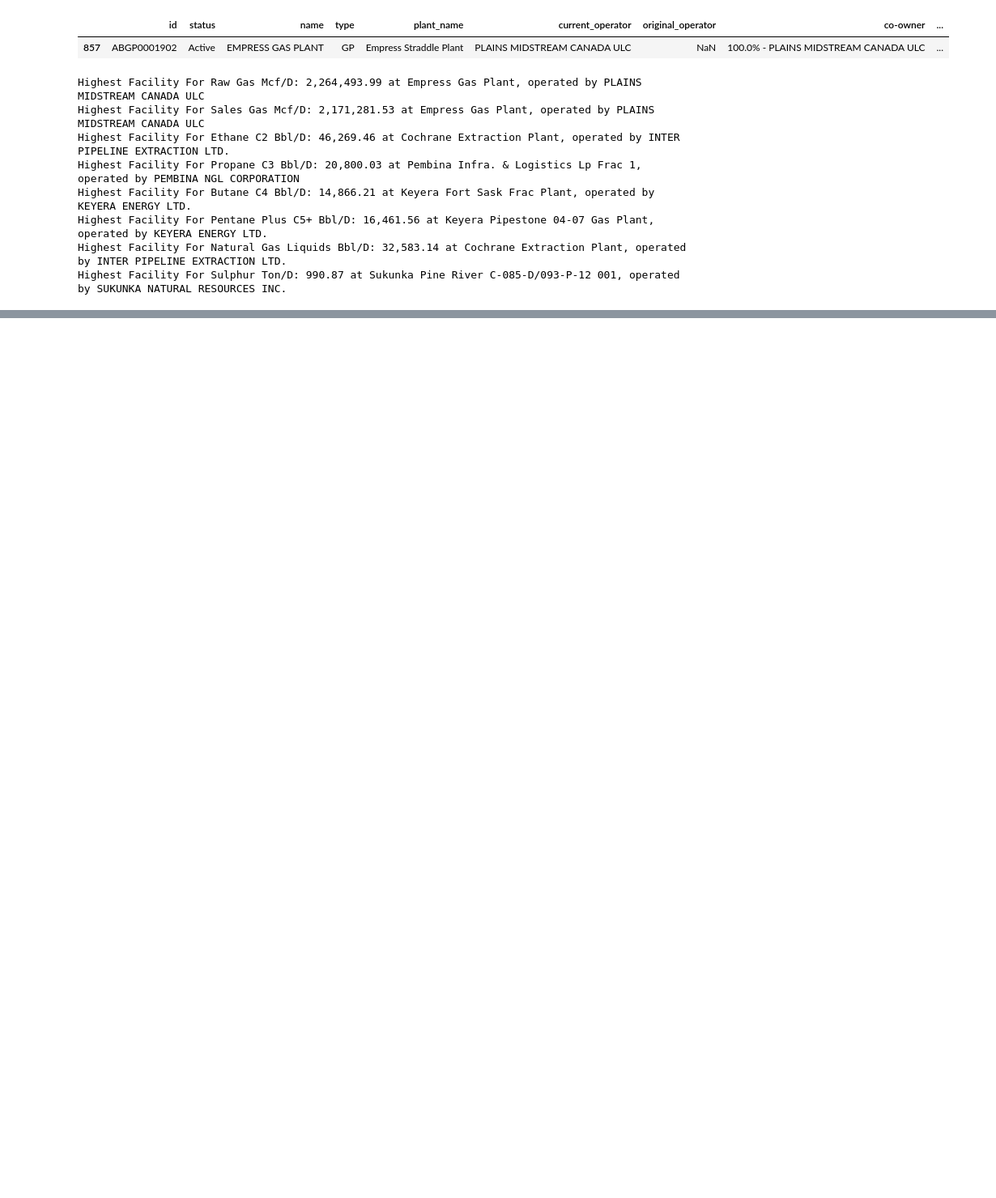
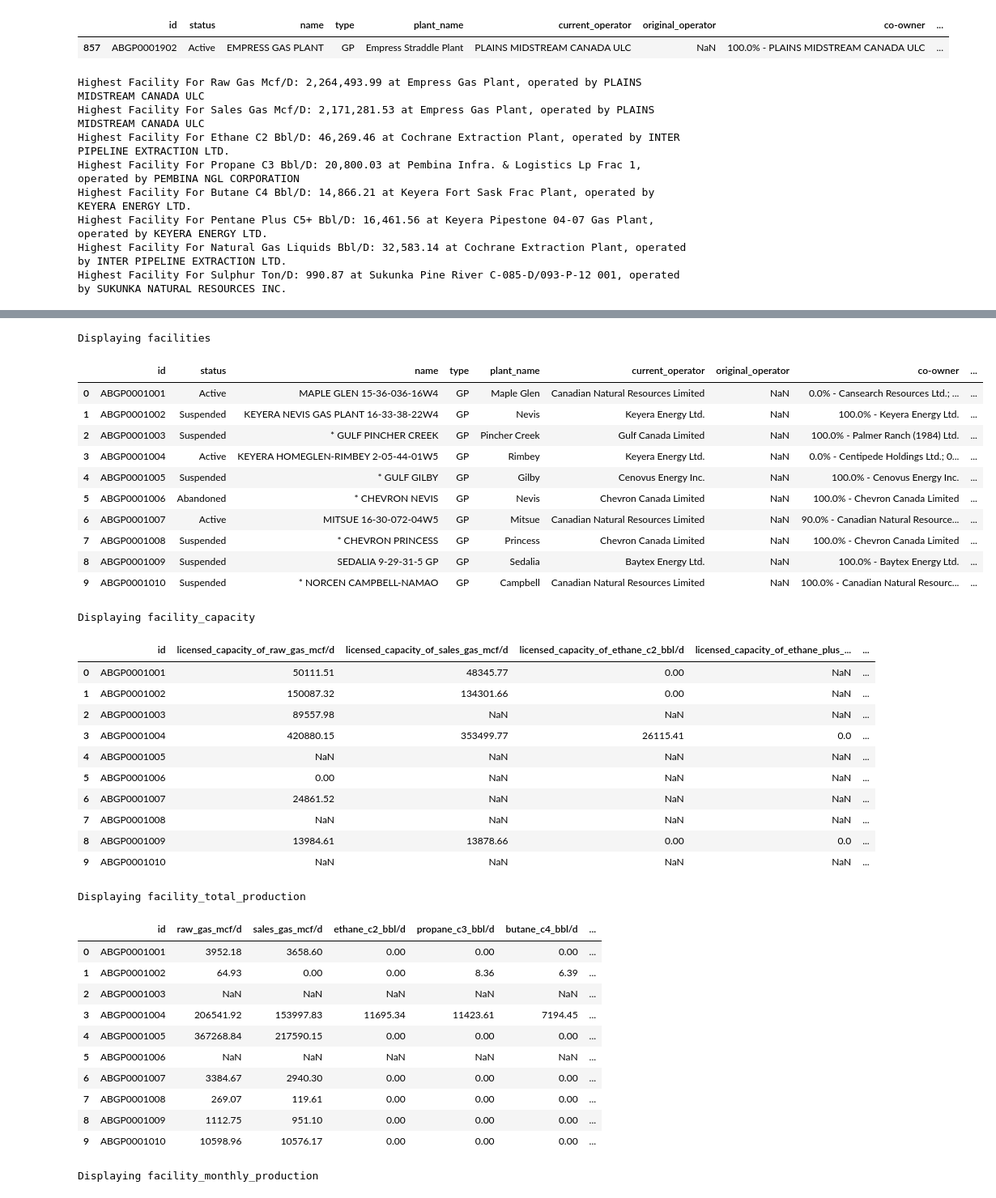
Before and after one commit to gustavo-bravo11/HTC_Hackathon_Team6, a Jupyter notebook: initial_exploration/first_look.ipynb, the cells around one changed output, grey strips where cells are left out. Shown at 81% size. Drawn from its saved outputs; the diff is of its cells as text; code cells hidden in the pictures; blank space fills up the shorter version.

```diff
--- a/initial_exploration/first_look.ipynb
+++ b/initial_exploration/first_look.ipynb
@@ -316,0 +435,43 @@ Highest Facility For Sulphur Ton/D: 990.87 at Sukunka Pine River C-085-D/093-P-1
+# %%
+# Peep into each tables
+for name, df in data_dict.items():
+    print("Displaying", name)
+    display(df.head(10))
+# %% [output]
+Displaying facilities
+|  | id | status | name | type | plant_name | current_operator | original_operator | co-owner | ... |
+| 0 | ABGP0001001 | Active | MAPLE GLEN 15-36-036-16W4 | GP | Maple Glen | Canadian Natural Resources Limited | NaN | 0.0% - Cansearch Resources Ltd.; ... | ... |
+| 1 | ABGP0001002 | Suspended | KEYERA NEVIS GAS PLANT 16-33-38-22W4 | GP | Nevis | Keyera Energy Ltd. | NaN | 100.0% - Keyera Energy Ltd. | ... |
+| 2 | ABGP0001003 | Suspended | * GULF PINCHER CREEK | GP | Pincher Creek | Gulf Canada Limited | NaN | 100.0% - Palmer Ranch (1984) Ltd. | ... |
+| 3 | ABGP0001004 | Active | KEYERA HOMEGLEN-RIMBEY 2-05-44-01W5 | GP | Rimbey | Keyera Energy Ltd. | NaN | 0.0% - Centipede Holdings Ltd.; 0... | ... |
+| 4 | ABGP0001005 | Suspended | * GULF GILBY | GP | Gilby | Cenovus Energy Inc. | NaN | 100.0% - Cenovus Energy Inc. | ... |
+| 5 | ABGP0001006 | Abandoned | * CHEVRON NEVIS | GP | Nevis | Chevron Canada Limited | NaN | 100.0% - Chevron Canada Limited | ... |
+| 6 | ABGP0001007 | Active | MITSUE 16-30-072-04W5 | GP | Mitsue | Canadian Natural Resources Limited | NaN | 90.0% - Canadian Natural Resource... | ... |
+| 7 | ABGP0001008 | Suspended | * CHEVRON PRINCESS | GP | Princess | Chevron Canada Limited | NaN | 100.0% - Chevron Canada Limited | ... |
+| 8 | ABGP0001009 | Suspended | SEDALIA 9-29-31-5 GP | GP | Sedalia | Baytex Energy Ltd. | NaN | 100.0% - Baytex Energy Ltd. | ... |
+| 9 | ABGP0001010 | Suspended | * NORCEN CAMPBELL-NAMAO | GP | Campbell | Canadian Natural Resources Limited | NaN | 100.0% - Canadian Natural Resourc... | ... |
+Displaying facility_capacity
+|  | id | licensed_capacity_of_raw_gas_mcf/d | licensed_capacity_of_sales_gas_mcf/d | licensed_capacity_of_ethane_c2_bbl/d | licensed_capacity_of_ethane_plus_... | ... |
+| 0 | ABGP0001001 | 50111.51 | 48345.77 | 0.00 | NaN | ... |
+| 1 | ABGP0001002 | 150087.32 | 134301.66 | 0.00 | NaN | ... |
+| 2 | ABGP0001003 | 89557.98 | NaN | NaN | NaN | ... |
+| 3 | ABGP0001004 | 420880.15 | 353499.77 | 26115.41 | 0.0 | ... |
+| 4 | ABGP0001005 | NaN | NaN | NaN | NaN | ... |
+| 5 | ABGP0001006 | 0.00 | NaN | NaN | NaN | ... |
+| 6 | ABGP0001007 | 24861.52 | NaN | NaN | NaN | ... |
+| 7 | ABGP0001008 | NaN | NaN | NaN | NaN | ... |
+| 8 | ABGP0001009 | 13984.61 | 13878.66 | 0.00 | 0.0 | ... |
+| 9 | ABGP0001010 | NaN | NaN | NaN | NaN | ... |
+Displaying facility_total_production
+|  | id | raw_gas_mcf/d | sales_gas_mcf/d | ethane_c2_bbl/d | propane_c3_bbl/d | butane_c4_bbl/d | ... |
+| 0 | ABGP0001001 | 3952.18 | 3658.60 | 0.00 | 0.00 | 0.00 | ... |
+| 1 | ABGP0001002 | 64.93 | 0.00 | 0.00 | 8.36 | 6.39 | ... |
+| 2 | ABGP0001003 | NaN | NaN | NaN | NaN | NaN | ... |
+| 3 | ABGP0001004 | 206541.92 | 153997.83 | 11695.34 | 11423.61 | 7194.45 | ... |
+| 4 | ABGP0001005 | 367268.84 | 217590.15 | 0.00 | 0.00 | 0.00 | ... |
+| 5 | ABGP0001006 | NaN | NaN | NaN | NaN | NaN | ... |
+| 6 | ABGP0001007 | 3384.67 | 2940.30 | 0.00 | 0.00 | 0.00 | ... |
+| 7 | ABGP0001008 | 269.07 | 119.61 | 0.00 | 0.00 | 0.00 | ... |
+| 8 | ABGP0001009 | 1112.75 | 951.10 | 0.00 | 0.00 | 0.00 | ... |
+| 9 | ABGP0001010 | 10598.96 | 10576.17 | 0.00 | 0.00 | 0.00 | ... |
+Displaying facility_monthly_production
```
Also changed, not shown: parts of 12 cells of this notebook, 5 other files.
